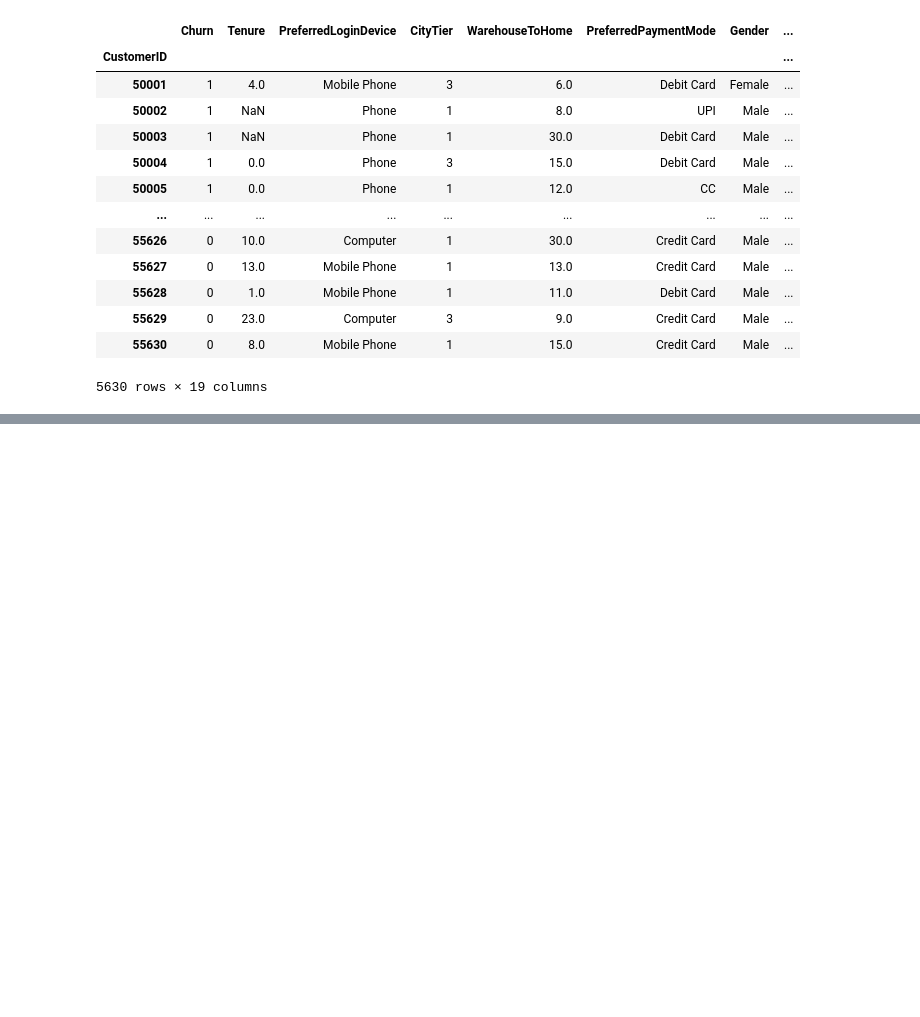
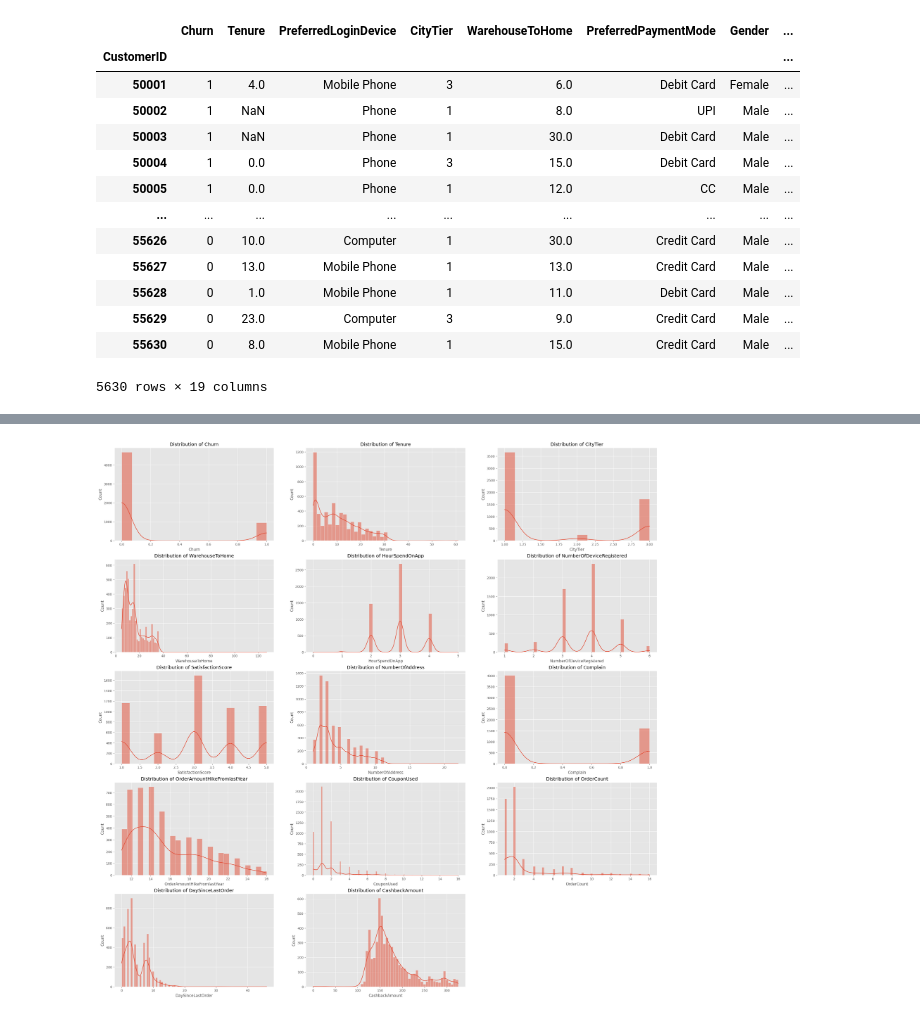
Before and after one commit to ealmiras/Customer_Churn_Analysis, a Jupyter notebook: notebooks/01_exploration.ipynb, the cells around one changed output, grey strips where cells are left out. Saved outputs shown, nothing was run; the diff lists cells and outputs as text; code cells hidden in the pictures; blank space fills up the shorter version.

```diff
--- a/notebooks/01_exploration.ipynb
+++ b/notebooks/01_exploration.ipynb
@@ -50,0 +107,6 @@ df
+# %%
+categorical = df.select_dtypes(include='object').columns
+numerical = df.select_dtypes(include=np.number).columns
+
+print("Categorical:", categorical)
+print("Numerical:", numerical)
@@ -50,0 +122,11 @@ df
+# %%
+i = 1
+plt.figure(figsize=(30,30))
+for col in numerical:
+    plt.subplot(5, 3, i)
+    sns.histplot(df[col], kde=True)
+    plt.title(f'Distribution of {col}')
+    i += 1
+plt.show()
+# %% [output]
+[figure, added]
```
Also changed, not shown: parts of 9 cells of this notebook, 2 other files.
